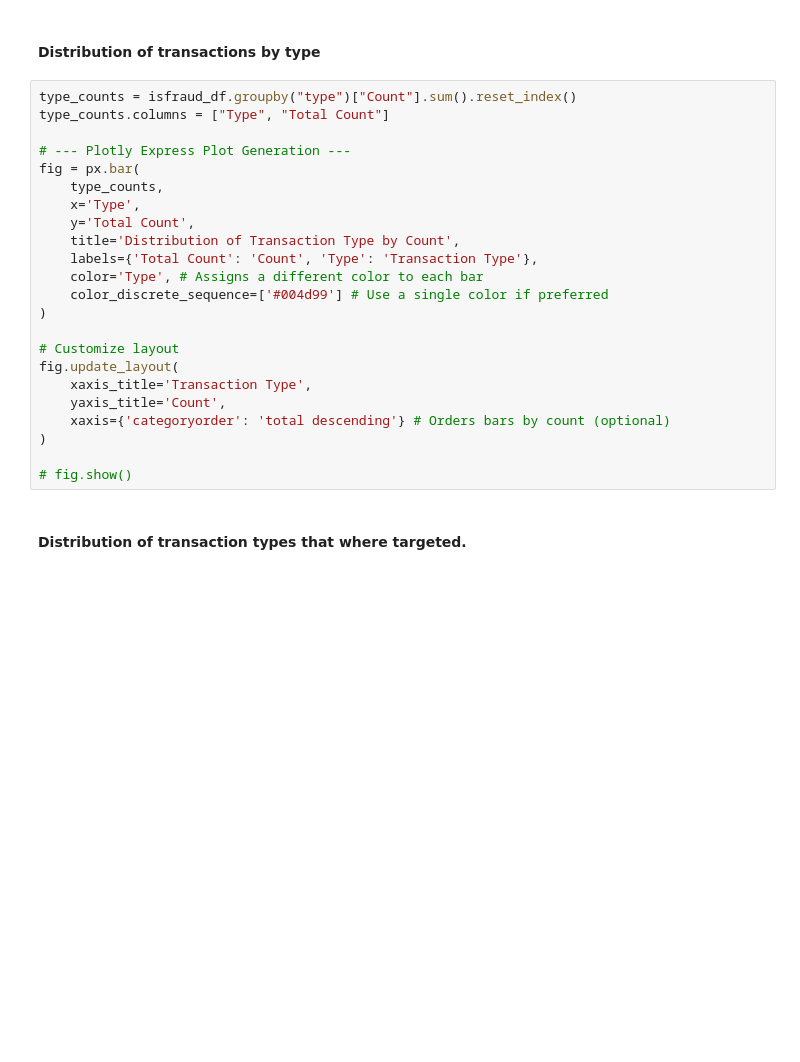
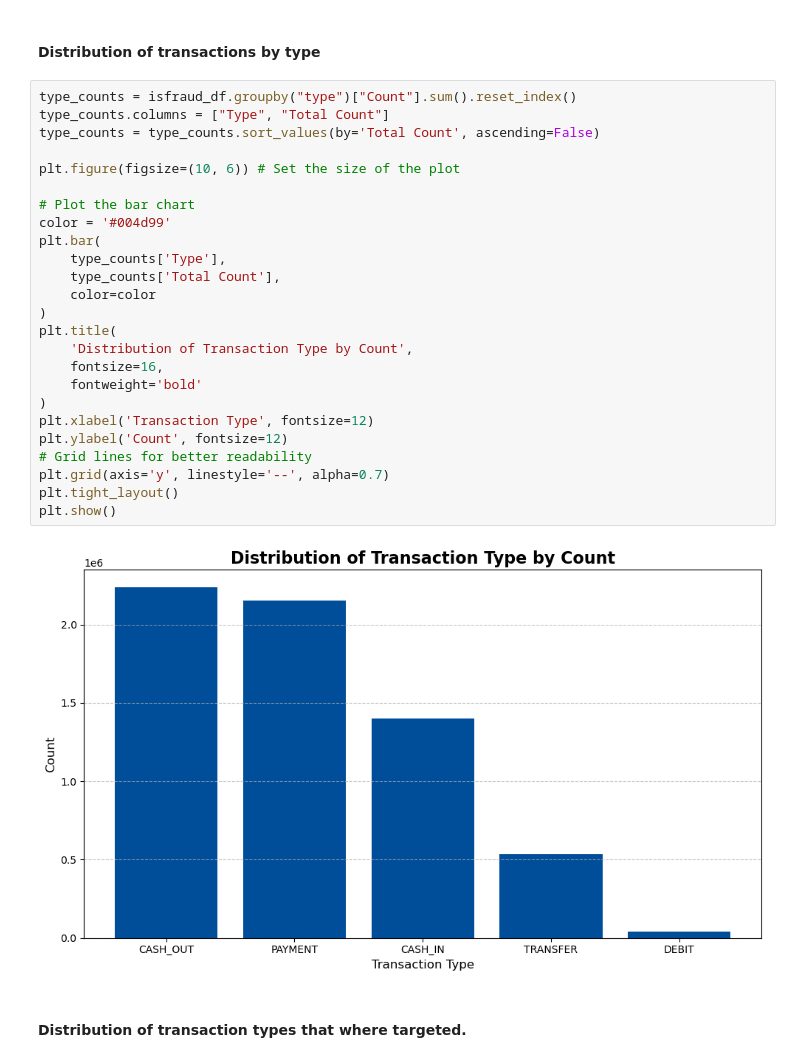
Before and after one commit to AngelMabuza/Big-Data-Visualization, a Jupyter notebook: visualization.ipynb, the cells around one changed output. Cells and saved outputs as stored; diff of their text form; blank space fills up the shorter version.

Commit message:
plt for github visuals

```diff
--- a/visualization.ipynb
+++ b/visualization.ipynb
@@ -37,26 +29,30 @@ isfraud_df
 # %%
 type_counts = isfraud_df.groupby("type")["Count"].sum().reset_index()
 type_counts.columns = ["Type", "Total Count"]
+type_counts = type_counts.sort_values(by='Total Count', ascending=False)
 
-# --- Plotly Express Plot Generation ---
-fig = px.bar(
-    type_counts,
-    x='Type',
-    y='Total Count',
-    title='Distribution of Transaction Type by Count',
-    labels={'Total Count': 'Count', 'Type': 'Transaction Type'},
-    color='Type', # Assigns a different color to each bar
-    color_discrete_sequence=['#004d99'] # Use a single color if preferred
+plt.figure(figsize=(10, 6)) # Set the size of the plot
+
+# Plot the bar chart
+color = '#004d99'
+plt.bar(
+    type_counts['Type'],
+    type_counts['Total Count'],
+    color=color
 )
-
-# Customize layout
-fig.update_layout(
-    xaxis_title='Transaction Type',
-    yaxis_title='Count',
-    xaxis={'categoryorder': 'total descending'} # Orders bars by count (optional)
+plt.title(
+    'Distribution of Transaction Type by Count',
+    fontsize=16,
+    fontweight='bold'
 )
-
-# fig.show()
+plt.xlabel('Transaction Type', fontsize=12)
+plt.ylabel('Count', fontsize=12)
+# Grid lines for better readability
+plt.grid(axis='y', linestyle='--', alpha=0.7)
+plt.tight_layout()
+plt.show()
+# %% [output]
+[figure, added]
 # %% [markdown]
 #### Distribution of transaction types that where targeted.
 # %%
```
Also changed, not shown: parts of 5 cells of this notebook.
